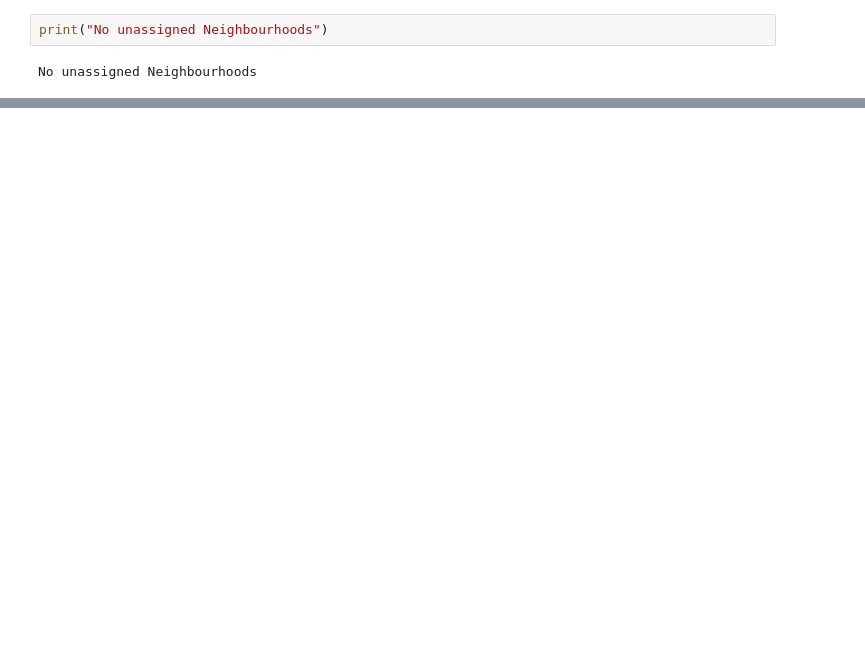
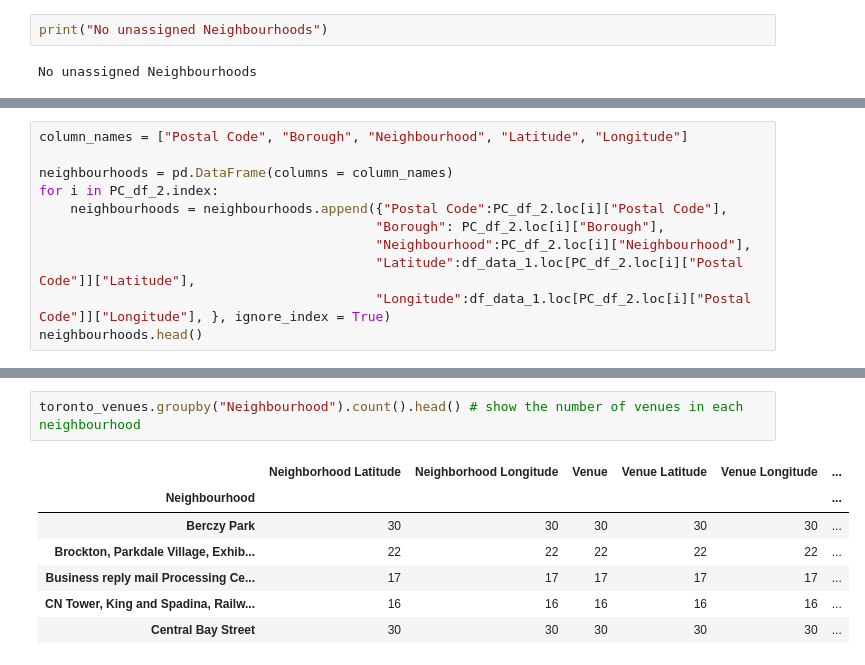
Before and after one commit to zelko-web/Coursera_Capstone, a Jupyter notebook: Totonto Neighborhood Analysis.ipynb, the cells around one changed output, grey strips where cells are left out. Cells and saved outputs as stored; diff of their text form; blank space fills up the shorter version.

```diff
--- a/Totonto Neighborhood Analysis.ipynb
+++ b/Totonto Neighborhood Analysis.ipynb
@@ -70,0 +87,11 @@ No unassigned Neighbourhoods
+# %%
+column_names = ["Postal Code", "Borough", "Neighbourhood", "Latitude", "Longitude"]
+
+neighbourhoods = pd.DataFrame(columns = column_names)
+for i in PC_df_2.index:
+    neighbourhoods = neighbourhoods.append({"Postal Code":PC_df_2.loc[i]["Postal Code"],
+                                           "Borough": PC_df_2.loc[i]["Borough"],
+                                           "Neighbourhood":PC_df_2.loc[i]["Neighbourhood"],
+                                           "Latitude":df_data_1.loc[PC_df_2.loc[i]["Postal Code"]]["Latitude"],
+                                           "Longitude":df_data_1.loc[PC_df_2.loc[i]["Postal Code"]]["Longitude"], }, ignore_index = True)
+neighbourhoods.head()
@@ -70,0 +221,10 @@ No unassigned Neighbourhoods
+# %%
+toronto_venues.groupby("Neighbourhood").count().head() # show the number of venues in each neighbourhood
+# %% [output]
+|  | Neighborhood Latitude | Neighborhood Longitude | Venue | Venue Latitude | Venue Longitude | ... |
+| Neighbourhood |  |  |  |  |  | ... |
+| Berczy Park | 30 | 30 | 30 | 30 | 30 | ... |
+| Brockton, Parkdale Village, Exhib... | 22 | 22 | 22 | 22 | 22 | ... |
+| Business reply mail Processing Ce... | 17 | 17 | 17 | 17 | 17 | ... |
+| CN Tower, King and Spadina, Railw... | 16 | 16 | 16 | 16 | 16 | ... |
+| Central Bay Street | 30 | 30 | 30 | 30 | 30 | ... |
```
Also changed, not shown: parts of 28 cells of this notebook.
